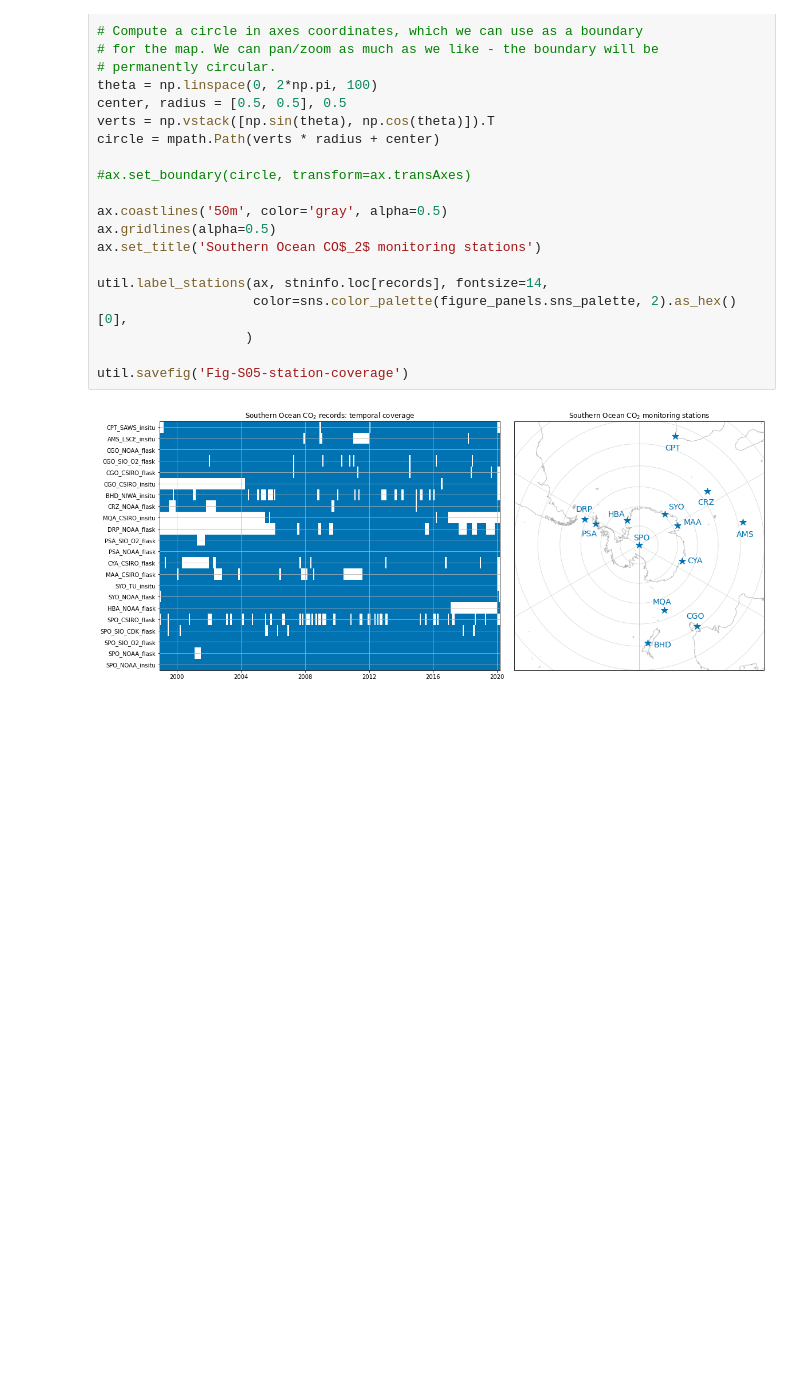
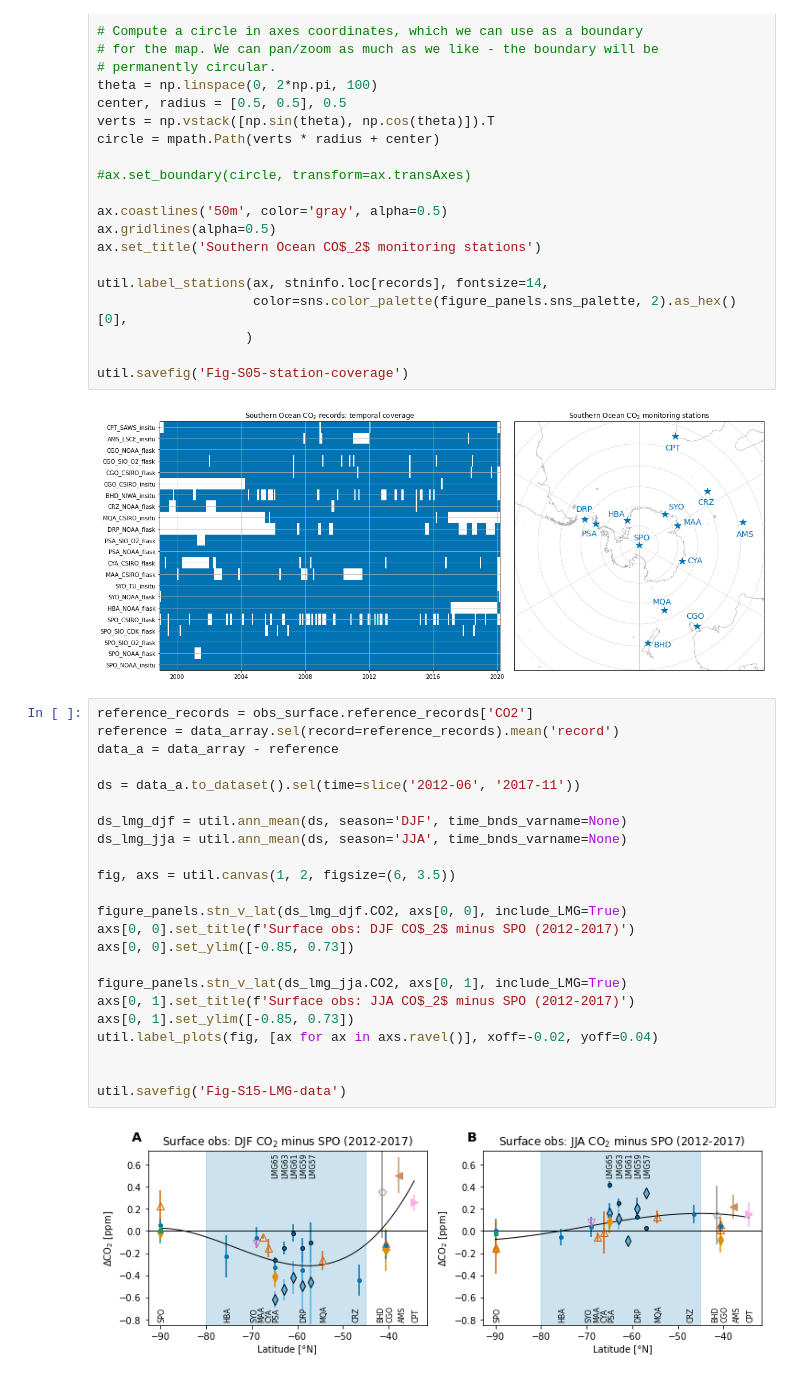
Before and after one commit to NCAR/so-co2-airborne-obs, a Jupyter notebook: so-co2-airborne-obs/surface-observations.ipynb, the cells around one changed output. Cells and saved outputs as stored; diff of their text form; blank space fills up the shorter version.

```diff
--- a/so-co2-airborne-obs/surface-observations.ipynb
+++ b/so-co2-airborne-obs/surface-observations.ipynb
@@ -137,3 +140,28 @@ util.label_stations(ax, stninfo.loc[records], fontsize=14,
 util.savefig('Fig-S05-station-coverage')
 # %% [output]
 [figure]
+# %%
+reference_records = obs_surface.reference_records['CO2']
+reference = data_array.sel(record=reference_records).mean('record')
+data_a = data_array - reference
+
+ds = data_a.to_dataset().sel(time=slice('2012-06', '2017-11'))
+
+ds_lmg_djf = util.ann_mean(ds, season='DJF', time_bnds_varname=None)
+ds_lmg_jja = util.ann_mean(ds, season='JJA', time_bnds_varname=None)
+
+fig, axs = util.canvas(1, 2, figsize=(6, 3.5))
+
+figure_panels.stn_v_lat(ds_lmg_djf.CO2, axs[0, 0], include_LMG=True)
+axs[0, 0].set_title(f'Surface obs: DJF CO$_2$ minus SPO (2012-2017)')
+axs[0, 0].set_ylim([-0.85, 0.73])
+
+figure_panels.stn_v_lat(ds_lmg_jja.CO2, axs[0, 1], include_LMG=True)
+axs[0, 1].set_title(f'Surface obs: JJA CO$_2$ minus SPO (2012-2017)')
+axs[0, 1].set_ylim([-0.85, 0.73])
+util.label_plots(fig, [ax for ax in axs.ravel()], xoff=-0.02, yoff=0.04)
+
+
+util.savefig('Fig-S15-LMG-data')
+# %% [output]
+[figure, added]
```
Also changed, not shown: parts of 1 cell of this notebook, 8 other files.
